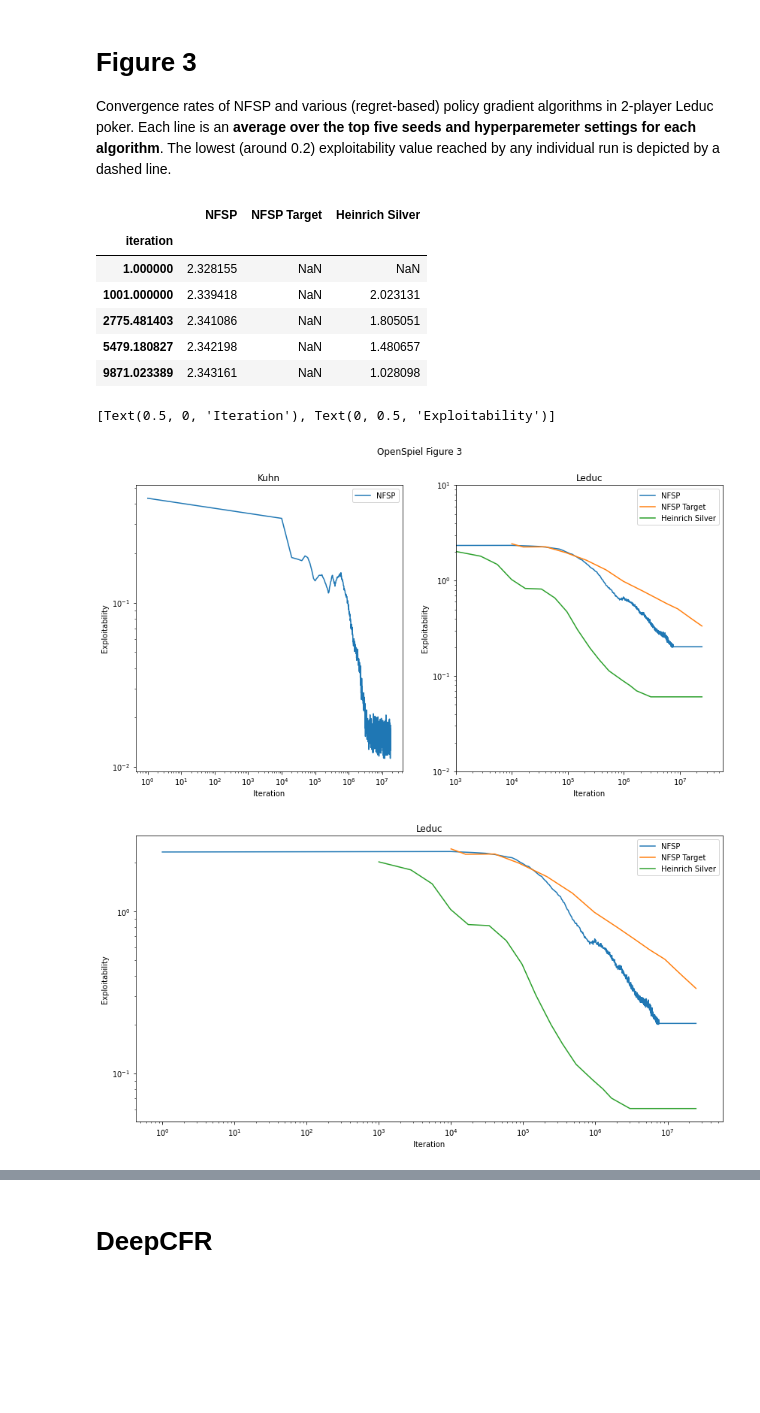
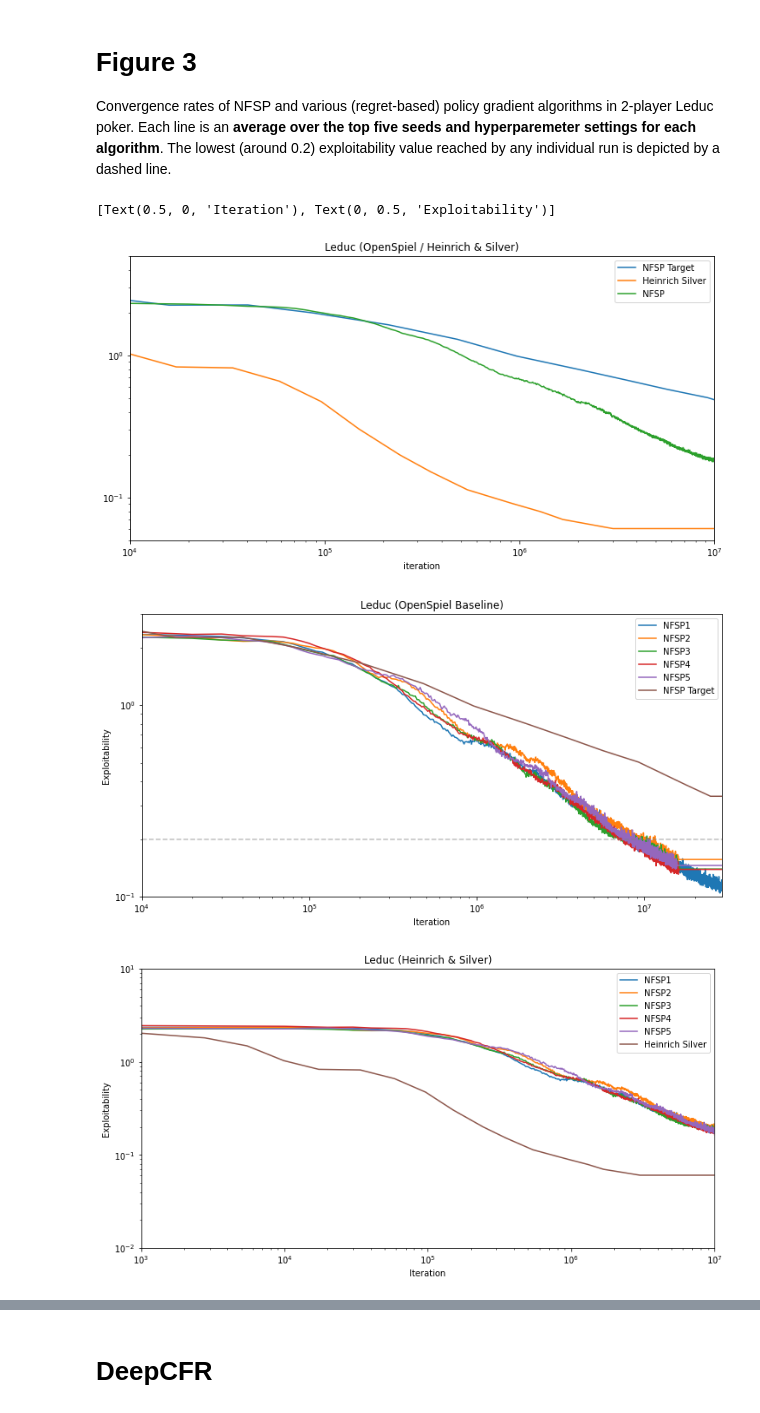
Before and after one commit to aicenter/openspiel_reproductions, a Jupyter notebook: benchmarks.ipynb, the cells around one changed output, grey strips where cells are left out. Drawn from its saved outputs; the diff is of its cells as text; code cells hidden in the pictures; blank space fills up the shorter version.

```diff
--- a/benchmarks.ipynb
+++ b/benchmarks.ipynb
@@ -114,46 +145,43 @@ ax.set(xlabel="Iteration", ylabel="Exploitability")
 # %% [markdown]
 # Figure 3
 Convergence rates of NFSP and various (regret-based) policy gradient algorithms in 2-player Leduc poker. Each line is an __average over the top five seeds and hyperparemeter settings for each algorithm__. The lowest (around 0.2) exploitability value reached by any individual run is depicted by a dashed line.
-# %%
-leduc_dat.head()
-# %% [output]
-|  | NFSP | NFSP Target | Heinrich Silver |
-| iteration |  |  |  |
-| 1.000000 | 2.328155 | NaN | NaN |
-| 1001.000000 | 2.339418 | NaN | 2.023131 |
-| 2775.481403 | 2.341086 | NaN | 1.805051 |
-| 5479.180827 | 2.342198 | NaN | 1.480657 |
-| 9871.023389 | 2.343161 | NaN | 1.028098 |
 # %%
-logx = True
-logy = True
-
 kuhn_logs = [("./logs/nfsp_kuhn_2.csv", "NFSP")
             ]
 
-leduc_logs = [("./logs/nfsp_leduc_1.csv", "NFSP"),
-              ("target_results/fig3_rcfr_leduc.csv", "NFSP Target"),
+leduc_logs = [("./logs/nfsp_leduc_1.csv", "NFSP1"),
+              ("./logs/nfsp_leduc_2.csv", "NFSP2"),
+              ("./logs/nfsp_leduc_3.csv", "NFSP3"),
+              ("./logs/nfsp_leduc_4.csv", "NFSP4"),
+              ("./logs/nfsp_leduc_5.csv", "NFSP5"),
+              ("target_results/fig3_nfsp_leduc.csv", "NFSP Target"),
               ("target_results/nfsp_heinrich_silver_leduc_128.csv", "Heinrich Silver")
             ]
 
 kuhn_dat = log_interp(load_batch(kuhn_logs, idx_offset=1)).dropna()
 leduc_dat = log_interp(load_batch(leduc_logs, idx_offset=1))
 
-fig, axes = plt.subplots(nrows=1, ncols=2, figsize=(14,7))
-fig.suptitle('OpenSpiel Figure 3')
+leduc_mean = pd.DataFrame(leduc_dat[["NFSP1","NFSP2","NFSP3","NFSP4","NFSP5",]].mean(1), columns=["NFSP"])
+avg_leduc = leduc_dat[["NFSP Target", "Heinrich Silver"]].join(leduc_mean)
+ax = avg_leduc.plot(title="Leduc (OpenSpiel / Heinrich & Silver)", loglog=True, figsize=(12,6))
+ax.set_ylim((.05, 5))
+ax.set_xlim((1e4, 1e7))
 
-ax = kuhn_dat.plot(title="Kuhn", logx=logx, logy=logy, ax=axes[0])
+ax = leduc_dat.drop("Heinrich Silver", axis=1).plot(title="Leduc (OpenSpiel Baseline)", loglog=True, figsize=(12,6))
 ax.set(xlabel="Iteration", ylabel="Exploitability")
+ax.axhline(y=0.2, color='gray', alpha=.5, linestyle='--')
+ax.set_ylim((.1))
+ax.set_xlim((1e4, max(leduc_dat.index)))
 
-ax = leduc_dat.plot(title="Leduc", logx=logx, logy=logy, ax=axes[1])
+ax = leduc_dat.drop("NFSP Target", axis=1).plot(title="Leduc (Heinrich & Silver)", loglog=True, figsize=(12,6))
 ax.set(xlabel="Iteration", ylabel="Exploitability")
 ax.set_ylim((.01, 10))
-ax.set_xlim((1e3))
+ax.set_xlim((1e3, 1e7))
 
-ax = leduc_dat.plot(title="Leduc", logx=True, logy=True, figsize=(14,7))
+ax = kuhn_dat.plot(title="Kuhn", loglog=True, figsize=(12,6))
 ax.set(xlabel="Iteration", ylabel="Exploitability")
-#ax.set_ylim((.1, 3))
 # %% [output]
 [Text(0.5, 0, 'Iteration'), Text(0, 0.5, 'Exploitability')]
-[figure, old version]
+[figure, new version]
-[figure, old version]
+[figure, new version]
+[figure, added]
```
Also changed, not shown: parts of 8 cells of this notebook, 1 other file.
